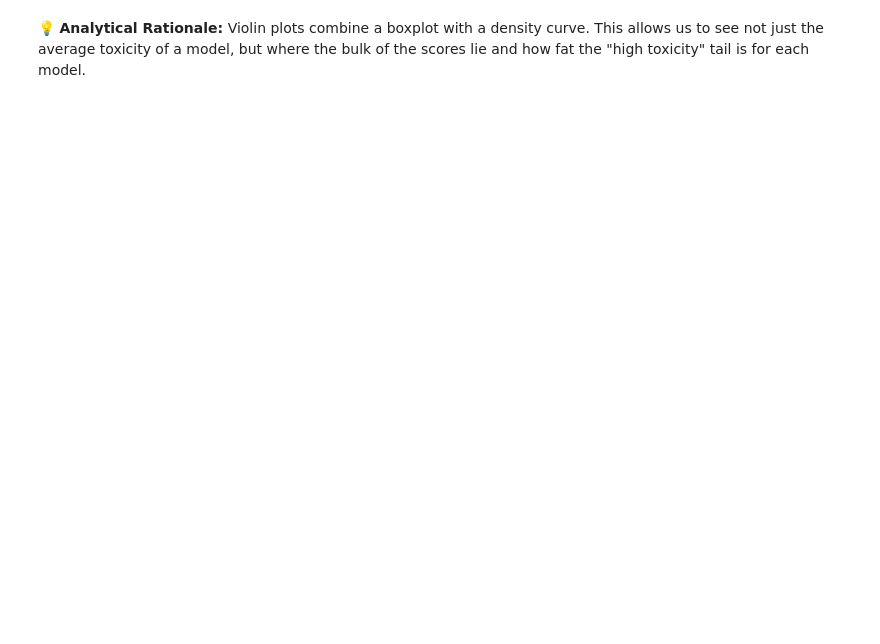
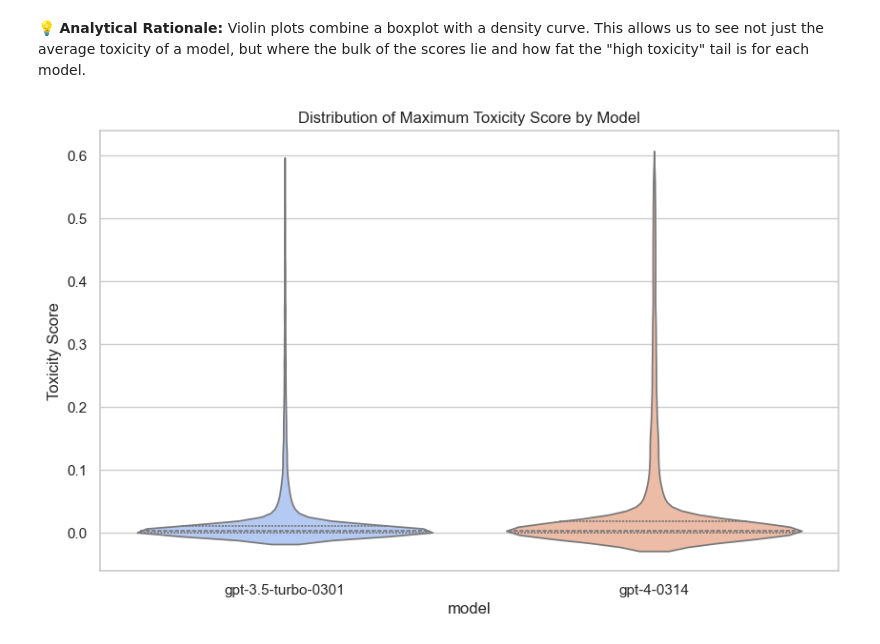
Before and after one commit to Taj-2005/SectionA_Group6_TransactIQ, a Jupyter notebook: notebooks/03_eda/03_eda.ipynb, the cells around one changed output. Saved outputs shown, nothing was run; the diff lists cells and outputs as text; code cells hidden in the pictures; blank space fills up the shorter version.

```diff
--- a/notebooks/03_eda/03_eda.ipynb
+++ b/notebooks/03_eda/03_eda.ipynb
@@ -210,9 +301,11 @@ plt.show()
 # %% [markdown]
 💡 **Analytical Rationale:** Violin plots combine a boxplot with a density curve. This allows us to see not just the average toxicity of a model, but where the bulk of the scores lie and how fat the "high toxicity" tail is for each model.
 # %%
-# Plot 3: Toxicity Score Distributions across Models
+# Plot 9: Toxicity Score Distributions across Models
 plt.figure(figsize=(10, 6))
-sns.violinplot(data=df_conv, x='model', y='toxicity_score', palette='coolwarm', inner='quartile')
+sns.violinplot(data=df_conv, x='model', y='toxicity_score', hue='model', palette='coolwarm', legend=False, inner='quartile')
 plt.title('Distribution of Maximum Toxicity Score by Model')
 plt.ylabel('Toxicity Score')
 plt.show()
+# %% [output]
+[figure, added]
```
Also changed, not shown: parts of 14 cells of this notebook, 1 other file.
